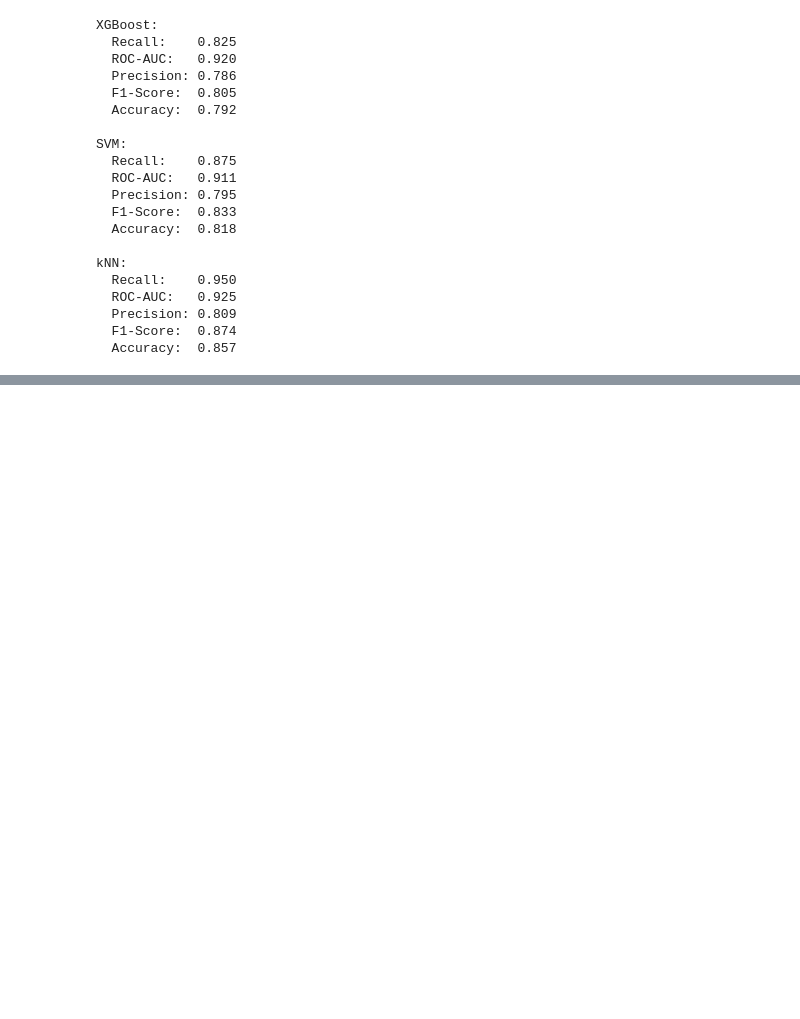
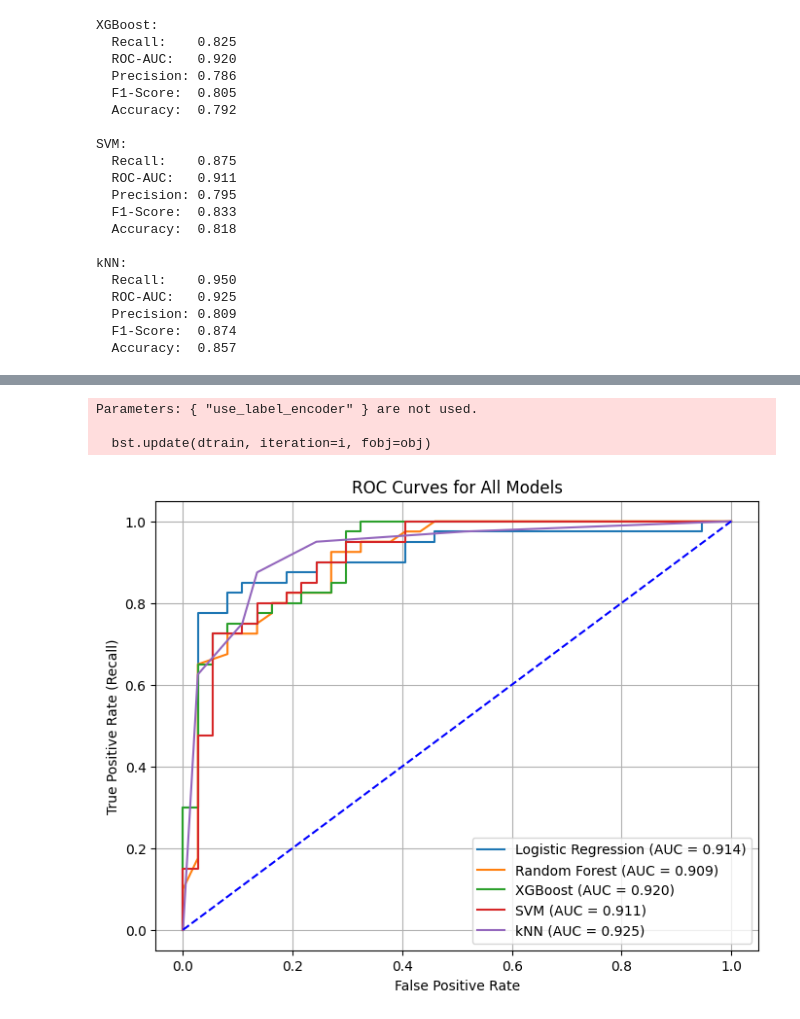
Before and after one commit to JDpodichetty/iRI_2025_AS, a Jupyter notebook: Code/cancer/pancreatic_cancer_code.ipynb, the cells around one changed output, grey strips where cells are left out. Drawn from its saved outputs; the diff is of its cells as text; code cells hidden in the pictures; blank space fills up the shorter version.

```diff
--- a/Code/cancer/pancreatic_cancer_code.ipynb
+++ b/Code/cancer/pancreatic_cancer_code.ipynb
@@ -1666,0 +1397,48 @@ shap.summary_plot(shap_values_to_plot, X_test_df)
+# %%
+import matplotlib.pyplot as plt
+from sklearn.metrics import roc_curve, roc_auc_score
+
+# Define models
+models = {
+    "Logistic Regression": LogisticRegression(class_weight="balanced", solver="liblinear"),
+    "Random Forest": RandomForestClassifier(class_weight="balanced", random_state=42),
+    "XGBoost": XGBClassifier(use_label_encoder=False, eval_metric="logloss"),
+    "SVM": SVC(probability=True, class_weight="balanced", random_state=42),
+    "kNN": KNeighborsClassifier()
+}
+
+# Train all models (if not already trained)
+for name, model in models.items():
+    model.fit(X_train_scaled, y_train)
+
+# Plot ROC curves for all models (including kNN)
+plt.figure(figsize=(8, 6))
+
+for name, model in models.items():
+    # Ensure the model supports probability prediction
+    if not hasattr(model, "predict_proba"):
+        continue
+
+    # Predict probabilities for the positive class
+    y_proba = model.predict_proba(X_test_scaled)[:, 1]
+    auc = roc_auc_score(y_test, y_proba)
+    fpr, tpr, _ = roc_curve(y_test, y_proba)
+
+    # Plot each model's ROC curve
+    plt.plot(fpr, tpr, label=f"{name} (AUC = {auc:.3f})")
+
+# Plot diagonal reference line
+plt.plot([0, 1], [0, 1], linestyle="--", color="blue")
+
+# Add labels and legend
+plt.title("ROC Curves for All Models")
+plt.xlabel("False Positive Rate")
+plt.ylabel("True Positive Rate (Recall)")
+plt.legend(loc="lower right")
+plt.grid(True)
+plt.show()
+# %% [output]
+Parameters: { "use_label_encoder" } are not used.
+
+  bst.update(dtrain, iteration=i, fobj=obj)
+[figure, added]
```
Also changed, not shown: parts of 32 cells of this notebook, 1 other file.
